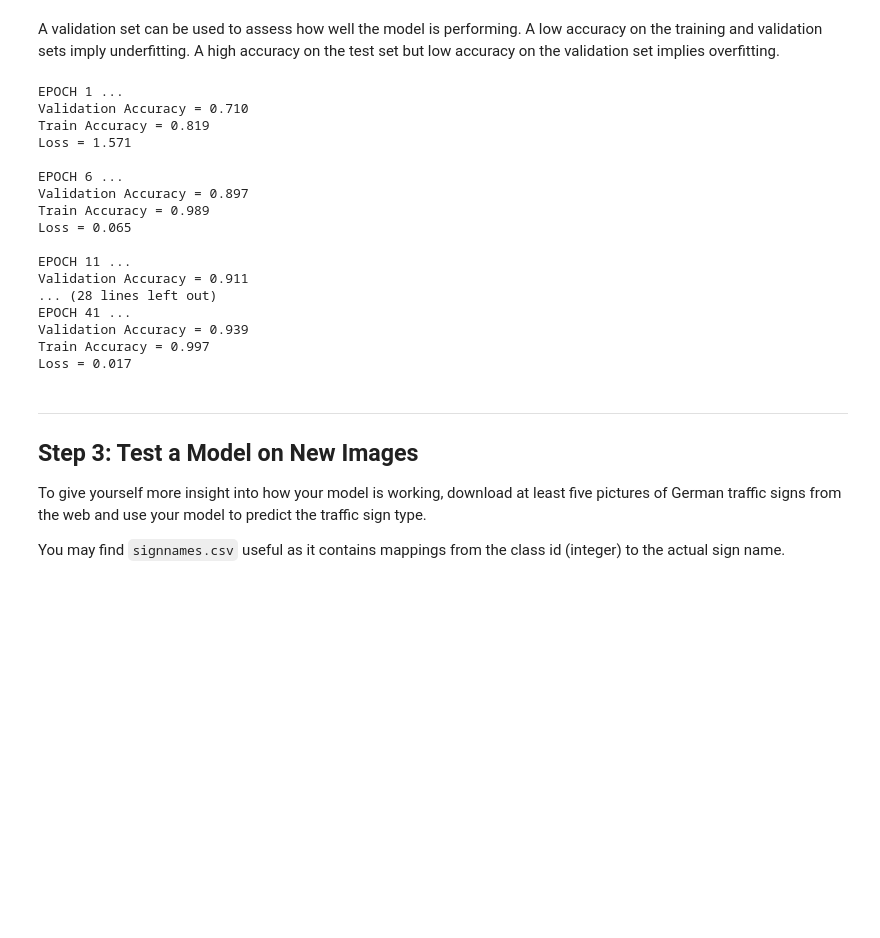
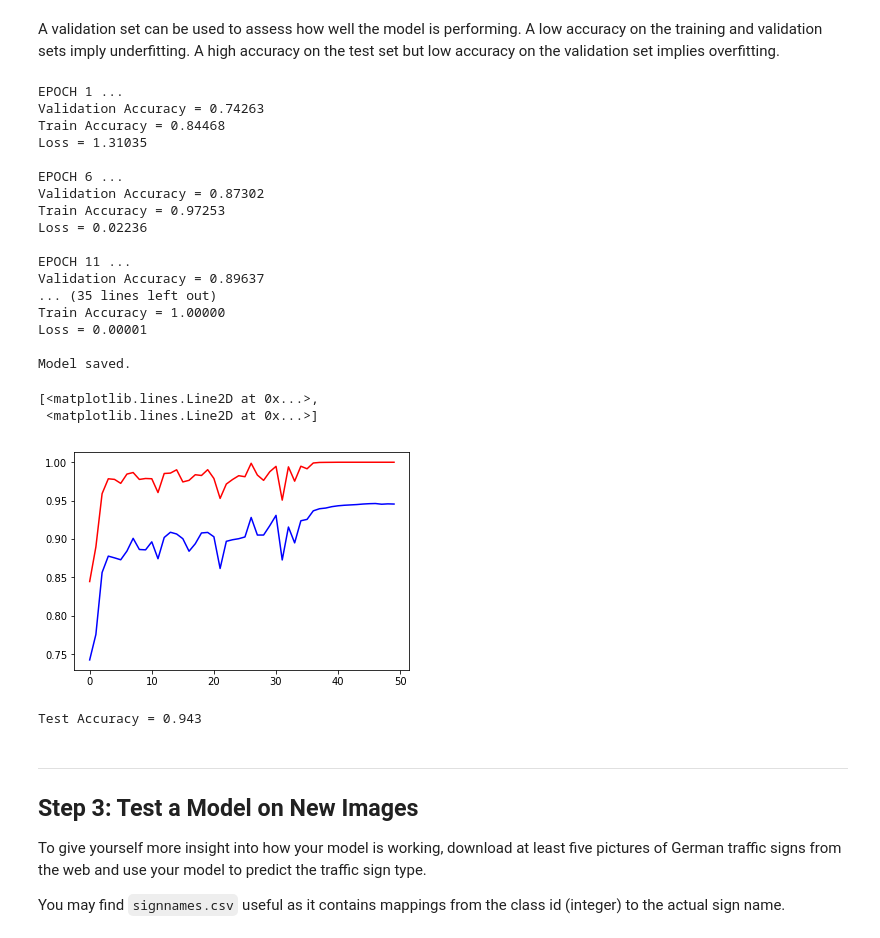
Before and after one commit to tongda/CarND-Traffic-Sign-Classifier-Project, a Jupyter notebook: Traffic_Sign_Classifier.ipynb, the cells around one changed output. Drawn from its saved outputs; the diff is of its cells as text; code cells hidden in the pictures; blank space fills up the shorter version.

Commit message:
MyNet 3 with batch norm

```diff
--- a/Traffic_Sign_Classifier.ipynb
+++ b/Traffic_Sign_Classifier.ipynb
@@ -245,13 +317,19 @@ def get_batches(inputs, batch_size):
 # %%
-X = tf.placeholder(tf.float32, shape=(None, 32, 32, 3))
-y = tf.placeholder(tf.int32, shape=(None,))
-y_one_hot = tf.one_hot(y, n_classes)
+X = tf.placeholder(tf.float32, shape=(None, 32, 32, 3), name='X')
+y = tf.placeholder(tf.int32, shape=(None,), name='y')
+y_one_hot = tf.one_hot(y, n_classes, name='y_one_hot')
 
-logits = mynet2(X)
+is_training = tf.placeholder(tf.bool, name='is_training')
+
+logits = mynet3(X, is_training)
 cross_entropy = tf.nn.softmax_cross_entropy_with_logits(logits=logits, labels=y_one_hot)
 loss_op = tf.reduce_mean(cross_entropy)
 optimizer = tf.train.AdamOptimizer(learning_rate=0.001)
-train_op = optimizer.minimize(loss_op)
+
+# reference: https://github.com/ry/tensorflow-resnet/blob/master/resnet_train.py#L66
+batchnorm_updates = tf.get_collection(UPDATE_OPS_COLLECTION)
+batchnorm_updates_op = tf.group(*batchnorm_updates)
+train_op = tf.group(optimizer.minimize(loss_op), batchnorm_updates_op)
 # %%
 correct_prediction = tf.equal(tf.argmax(logits, 1), tf.argmax(y_one_hot, 1))
 accuracy_operation = tf.reduce_mean(tf.cast(correct_prediction, tf.float32))
@@ -263,7 +341,7 @@ def evaluate(X_data, y_data):
     sess = tf.get_default_session()
     for offset in range(0, num_examples, BATCH_SIZE):
         batch_x, batch_y = X_data[offset:offset+BATCH_SIZE], y_data[offset:offset+BATCH_SIZE]
-        accuracy = sess.run(accuracy_operation, feed_dict={X: batch_x, y: batch_y})
+        accuracy = sess.run(accuracy_operation, feed_dict={X: batch_x, y: batch_y, is_training: False})
         total_accuracy += (accuracy * len(batch_x))
     return total_accuracy / num_examples
 # %%
@@ -288,49 +366,60 @@ with tf.Session() as sess:
     for i in range(EPOCH_NUM):
         X_train, y_train = shuffle(X_train, y_train)
         loss_total = 0.
         for offset in range(0, n_train, BATCH_SIZE):
             end = offset + BATCH_SIZE
             X_batch, y_batch = X_train[offset:end], y_train[offset:end]
-            loss_batch, _ = sess.run([loss_op, train_op], feed_dict={X: X_batch, y: y_batch})
+            loss_batch, _ = sess.run([loss_op, train_op], feed_dict={X: X_batch, y: y_batch, is_training: True})
             loss_total += loss_batch * len(X_batch)
 
         loss = loss_total / n_train
         losses.append(loss)
         validation_accuracy = evaluate(X_valid, y_valid)
         validation_accuracies.append(validation_accuracy)
         train_accuracy = evaluate(X_train, y_train)
         train_accuracies.append(train_accuracy)
 
         if i % 5 == 0:
             print("EPOCH {} ...".format(i+1))
-            print("Validation Accuracy = {:.3f}".format(validation_accuracy))
-            print("Train Accuracy = {:.3f}".format(train_accuracy))
-            print("Loss = {:.3f}".format(loss_total / n_train))
+            print("Validation Accuracy = {:.5f}".format(validation_accuracy))
+            print("Train Accuracy = {:.5f}".format(train_accuracy))
+            print("Loss = {:.5f}".format(loss_total / n_train))
             print()
 
     saver.save(sess, "./traffic")
     print("Model saved.")
 
 plt.plot(range(EPOCH_NUM), validation_accuracies, 'b',
          range(EPOCH_NUM), train_accuracies, 'r')
 # %% [output]
 EPOCH 1 ...
-Validation Accuracy = 0.710
-Train Accuracy = 0.819
-Loss = 1.571
+Validation Accuracy = 0.74263
+Train Accuracy = 0.84468
+Loss = 1.31035
 
 EPOCH 6 ...
-Validation Accuracy = 0.897
-Train Accuracy = 0.989
-Loss = 0.065
+Validation Accuracy = 0.87302
+Train Accuracy = 0.97253
+Loss = 0.02236
 
 EPOCH 11 ...
-Validation Accuracy = 0.911
-... (28 lines left out)
-EPOCH 41 ...
-Validation Accuracy = 0.939
-Train Accuracy = 0.997
-Loss = 0.017
+Validation Accuracy = 0.89637
+... (35 lines left out)
+Train Accuracy = 1.00000
+Loss = 0.00001
+
+Model saved.
+[<matplotlib.lines.Line2D at 0x...>,
+ <matplotlib.lines.Line2D at 0x...>]
+[figure, added]
+# %%
+with tf.Session() as sess:
+    saver.restore(sess, tf.train.latest_checkpoint('.'))
+
+    test_accuracy = evaluate(X_test, y_test)
+    print("Test Accuracy = {:.3f}".format(test_accuracy))
+# %% [output]
+Test Accuracy = 0.943
 # %% [markdown]
 ---
 
```
Also changed, not shown: parts of 3 cells of this notebook.
